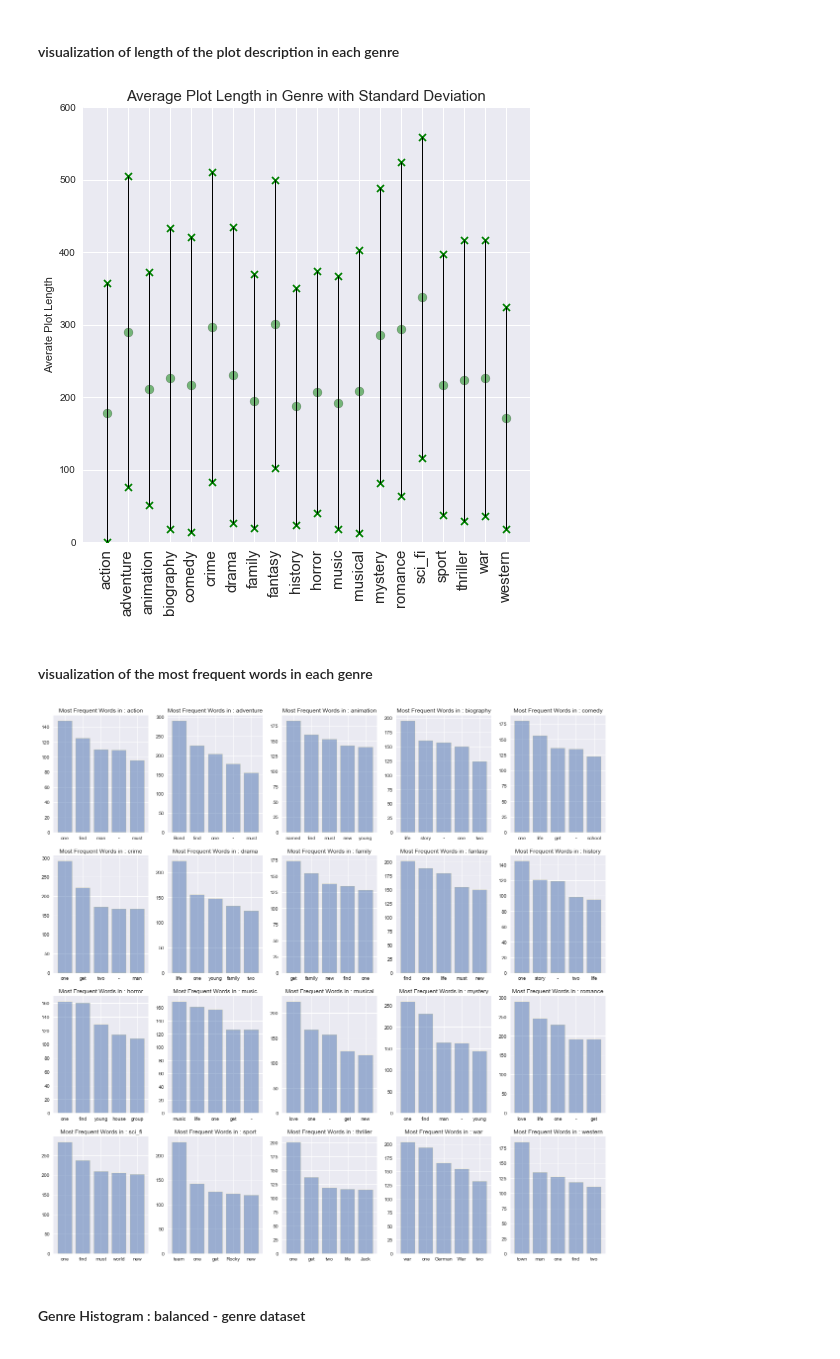
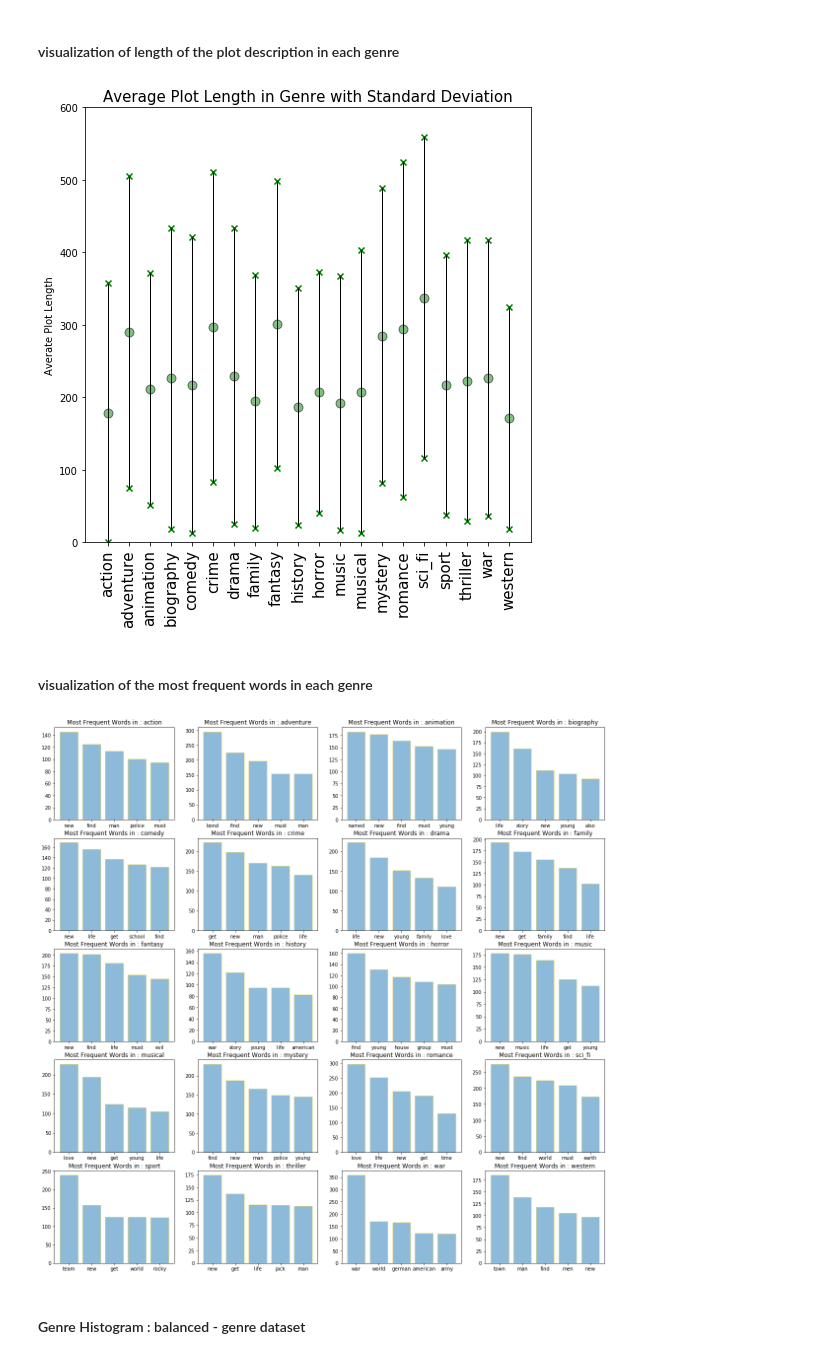
Before and after one commit to BoyuanSun930/cs209b-g6-movie, a Jupyter notebook: Exploratory Data Analysis.ipynb, the cells around one changed output. Cells and saved outputs as stored; diff of their text form; code cells hidden in the pictures.

```diff
--- a/Exploratory Data Analysis.ipynb
+++ b/Exploratory Data Analysis.ipynb
@@ -8,6 +8,8 @@ import pandas as pd
 import numpy as np
 import matplotlib.pyplot as plt
 import seaborn as sns
+sns.set_context("poster")
+sns.set()
 import ast
 from nltk.corpus import stopwords
 from collections import Counter
@@ -105,0 +112,2 @@ imdb_movie.head()
+# %%
+imdb_movie['genreCount'] = imdb_movie['all_genre'].apply(lambda s: len(s.split(',')))
@@ -128,30 +144,33 @@ ax.set_ylim([0, 600]);
 ax.set_ylabel('Averate Plot Length')
 ax.set_title('Average Plot Length in Genre with Standard Deviation', fontsize = 15);
 # %% [output]
-[figure, old version]
+[figure, new version]
 # %% [markdown]
 #### visualization of the most frequent words in each genre
 # %%
 stopwords_set = set(stopwords.words('english'))
+stopwords_set.add('-')
+stopwords_set.add('one')
+stopwords_set.add('two')
 # %%
-fig, ax = plt.subplots(4, 5, figsize = (20, 20))
+fig, ax = plt.subplots(5, 4, figsize = (20, 20))
 ax = ax.flatten()
 for index, genre_name in enumerate(genre_names):
 
     # group the df by genre
     cur_df = imdb_movie[imdb_movie['genre'] == genre_name]
 
     # count the number of occurances of each word
-    counter = Counter(word for sublist in cur_df['plot_list'] for word in sublist if word.lower() not in stopwords_set)
+    counter = Counter(word.lower() for sublist in cur_df['plot_list'] for word in sublist if word.lower() not in stopwords_set)
 
     # visualize name of the top words and count in each genre
     labels, counts = zip(*counter.most_common(5))
     ax[index].bar(np.arange(5), counts, edgecolor = 'gold', alpha = 0.5)
     ax[index].set_title('Most Frequent Words in : ' + str(genre_name))
     ax[index].set_xticks(np.arange(len(labels)));
     ax[index].set_xticklabels(labels, fontsize = 10);
 # %% [output]
-[figure, old version]
+[figure, new version]
 # %% [markdown]
 #### Genre Histogram : balanced - genre dataset
 # %%
```
Also changed, not shown: parts of 19 cells of this notebook.
